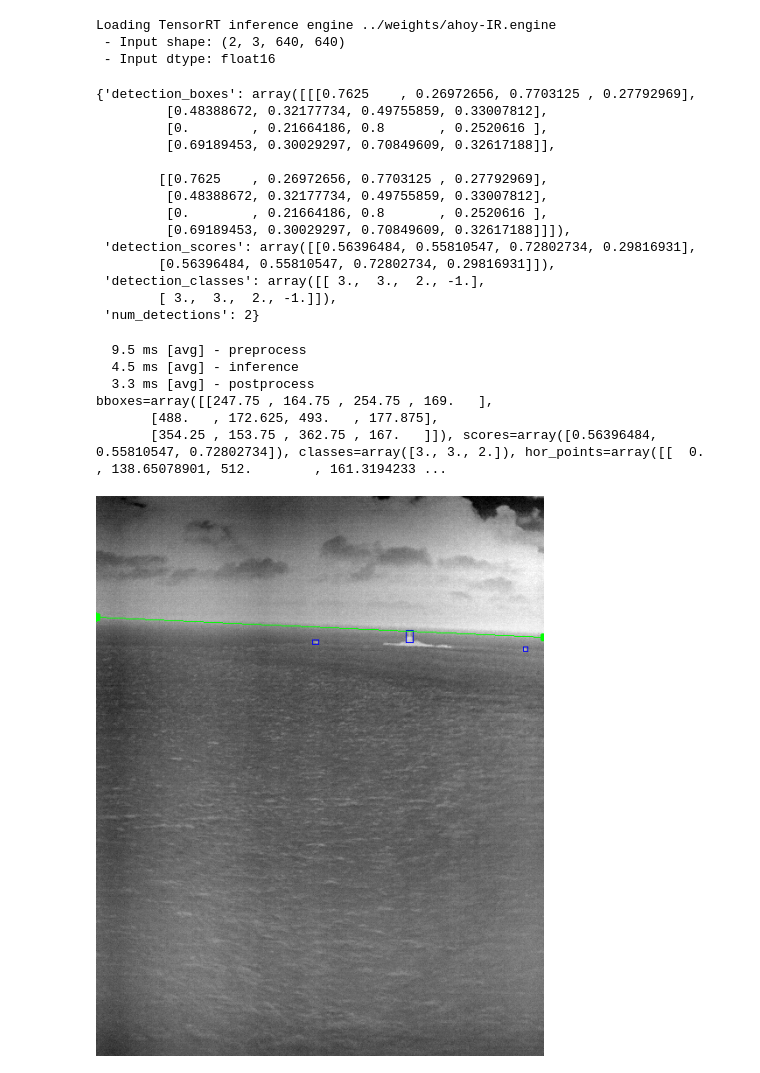
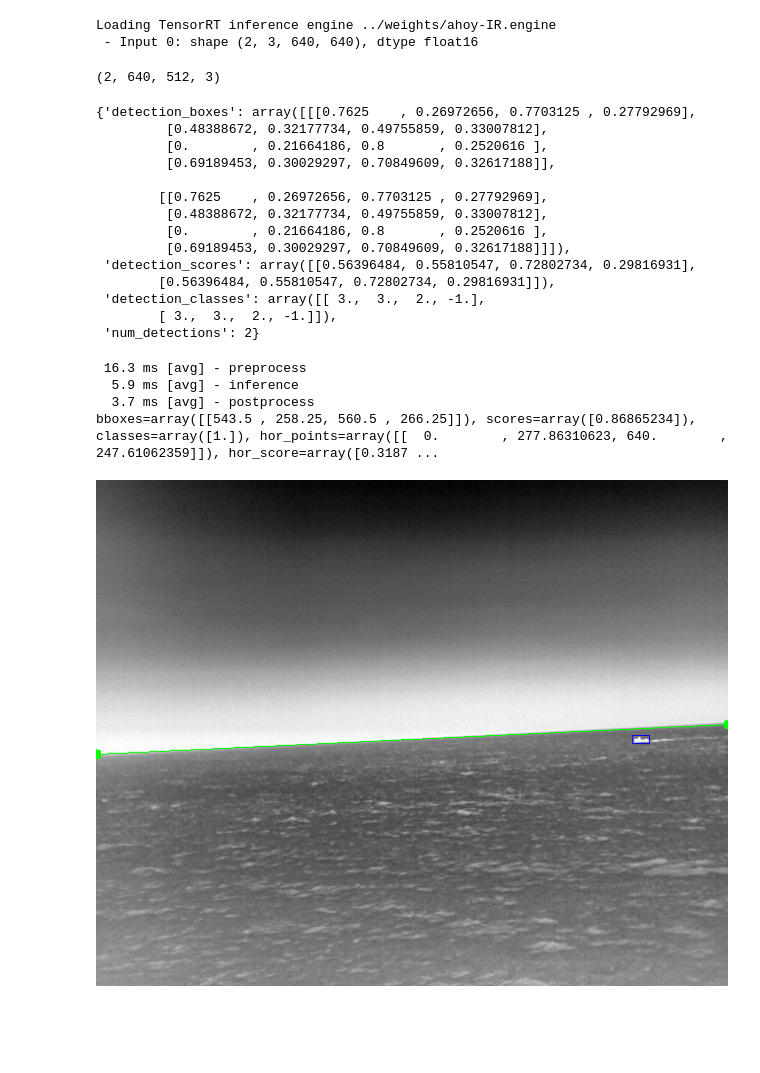
Before and after one commit to BSB-Group/yolov5, a Jupyter notebook: hybrids/ahoy_trt.ipynb, the cells around one changed output. Drawn from its saved outputs; the diff is of its cells as text; code cells hidden in the pictures; blank space fills up the shorter version.

Commit message:
AHOYv5 and DANv5 refactored

```diff
--- a/hybrids/ahoy_trt.ipynb
+++ b/hybrids/ahoy_trt.ipynb
@@ -1,80 +1,73 @@
 # %%
 import sys
 sys.path.append("../")
+from inference.ahoy import AHOYv5
 
-from yolotrt import YoloTRT
-
-half = True
-imgsz = 640
-ahoy_trt = YoloTRT(
-    trt_engine_path="../weights/ahoy-IR.engine",
-    img_size=imgsz,
-)
+ahoy = AHOYv5(model_path="../weights/ahoy-IR.engine")
 # %% [output]
 Loading TensorRT inference engine ../weights/ahoy-IR.engine
- - Input shape: (2, 3, 640, 640)
- - Input dtype: float16
+ - Input 0: shape (2, 3, 640, 640), dtype float16
 # %%
+from urllib.request import urlopen
 import numpy as np
 from PIL import Image
-image = np.array(Image.open("../examples/example_1_IR.jpg").convert("RGB"))
+
+url = "https://github.com/SEA-AI/.github/blob/main/assets/example_1_IR.jpg?raw=true"
+image = np.array(Image.open(urlopen(url)).convert("RGB"))
 image = np.stack([image, image], axis=0)  # stack to simulate batch_size=2
-ahoy_trt.detect(image, output_mode="tf")
+print(image.shape)
 
+ahoy.detect(image, output_mode="tf")
 # class -1 is the horizon line where x1, y1, x2, y2 are the coordinates of the horizon end points
 # %% [output]
-{'detection_boxes': array([[[0.7625    , 0.26972656, 0.7703125 , 0.27792969],
-         [0.48388672, 0.32177734, 0.49755859, 0.33007812],
-         [0.        , 0.21664186, 0.8       , 0.2520616 ],
-         [0.69189453, 0.30029297, 0.70849609, 0.32617188]],
-
-        [[0.7625    , 0.26972656, 0.7703125 , 0.27792969],
-         [0.48388672, 0.32177734, 0.49755859, 0.33007812],
-         [0.        , 0.21664186, 0.8       , 0.2520616 ],
-         [0.69189453, 0.30029297, 0.70849609, 0.32617188]]]),
- 'detection_scores': array([[0.56396484, 0.55810547, 0.72802734, 0.29816931],
-        [0.56396484, 0.55810547, 0.72802734, 0.29816931]]),
- 'detection_classes': array([[ 3.,  3.,  2., -1.],
-        [ 3.,  3.,  2., -1.]]),
- 'num_detections': 2}
+(2, 640, 512, 3)
+{'detection_boxes': array([[[0.7625    , 0.26972656, 0.7703125 , 0.27792969],
+         [0.48388672, 0.32177734, 0.49755859, 0.33007812],
+         [0.        , 0.21664186, 0.8       , 0.2520616 ],
+         [0.69189453, 0.30029297, 0.70849609, 0.32617188]],
+
+        [[0.7625    , 0.26972656, 0.7703125 , 0.27792969],
+         [0.48388672, 0.32177734, 0.49755859, 0.33007812],
+         [0.        , 0.21664186, 0.8       , 0.2520616 ],
+         [0.69189453, 0.30029297, 0.70849609, 0.32617188]]]),
+ 'detection_scores': array([[0.56396484, 0.55810547, 0.72802734, 0.29816931],
+        [0.56396484, 0.55810547, 0.72802734, 0.29816931]]),
+ 'detection_classes': array([[ 3.,  3.,  2., -1.],
+        [ 3.,  3.,  2., -1.]]),
+ 'num_detections': 2}
 # %%
 import numpy as np
 from PIL import Image
+from utils.horizon import draw_horizon, draw_bboxes
 
-from utils.horizon import draw_horizon, draw_bboxes
-from yolotrt.misc import Profile
-from yolotrt.preprocessing import letterbox
-
-image = np.array(Image.open("../examples/example_1_IR.jpg").convert('RGB'))
+image = np.array(Image.open("../examples/example_2_IR.jpg").convert('RGB'))
 image = np.stack([image, image], axis=0)  # stack to simulate batch_size=2
 
-ahoy_trt(image, conf_thresh=0.147, iou_thresh=0.1)  # warmup
+ahoy(image, conf_thresh=0.147, iou_thresh=0.1)  # warmup
 n = 100
 for i in range(n):
-    preds = ahoy_trt(image, conf_thresh=0.147, iou_thresh=0.1)[0]
+    preds = ahoy(image, conf_thresh=0.147, iou_thresh=0.1)[0]
 
 # print average times
-for name, profile in ahoy_trt.profiles.items():
+for name, profile in ahoy.profiles.items():
     print(f"{profile.t / n * 1E3:>5.1f} ms [avg] - {name}")
 
 bboxes = preds[:, :4] # x1, y1, x2, y2
 scores = preds[:, 4] # scores (probabilities)
 classes = preds[:, 5] # indices of classes
 hor_points, hor_score = bboxes[classes == -1], scores[classes == -1]
 bboxes, scores, classes = bboxes[classes != -1], scores[classes != -1], classes[classes != -1]
 print(f"{bboxes=}, {scores=}, {classes=}, {hor_points=}, {hor_score=}")
 
 I = image[0]
 dets = np.hstack((bboxes, scores[:, np.newaxis], classes[:, np.newaxis]))
 I = draw_bboxes(I, dets, color=(0, 0, 255), thickness=1)
 I = draw_horizon(I, keypoints=hor_points.reshape(-1, 2), color=(0, 255, 0), diameter=1)
 I = Image.fromarray(I)
 I  # .reduce(2) if I.width >= 1024 else I
 # %% [output]
-  9.5 ms [avg] - preprocess
-  4.5 ms [avg] - inference
-  3.3 ms [avg] - postprocess
-bboxes=array([[247.75 , 164.75 , 254.75 , 169.   ],
-       [488.   , 172.625, 493.   , 177.875],
-       [354.25 , 153.75 , 362.75 , 167.   ]]), scores=array([0.56396484, 0.55810547, 0.72802734]), classes=array([3., 3., 2.]), hor_points=array([[  0.        , 138.65078901, 512.        , 161.3194233 ...
+ 16.3 ms [avg] - preprocess
+  5.9 ms [avg] - inference
+  3.7 ms [avg] - postprocess
+bboxes=array([[543.5 , 258.25, 560.5 , 266.25]]), scores=array([0.86865234]), classes=array([1.]), hor_points=array([[  0.        , 277.86310623, 640.        , 247.61062359]]), hor_score=array([0.3187 ...
-[figure, old version]
+[figure, new version]
```
Also changed, not shown: 15 other files.
